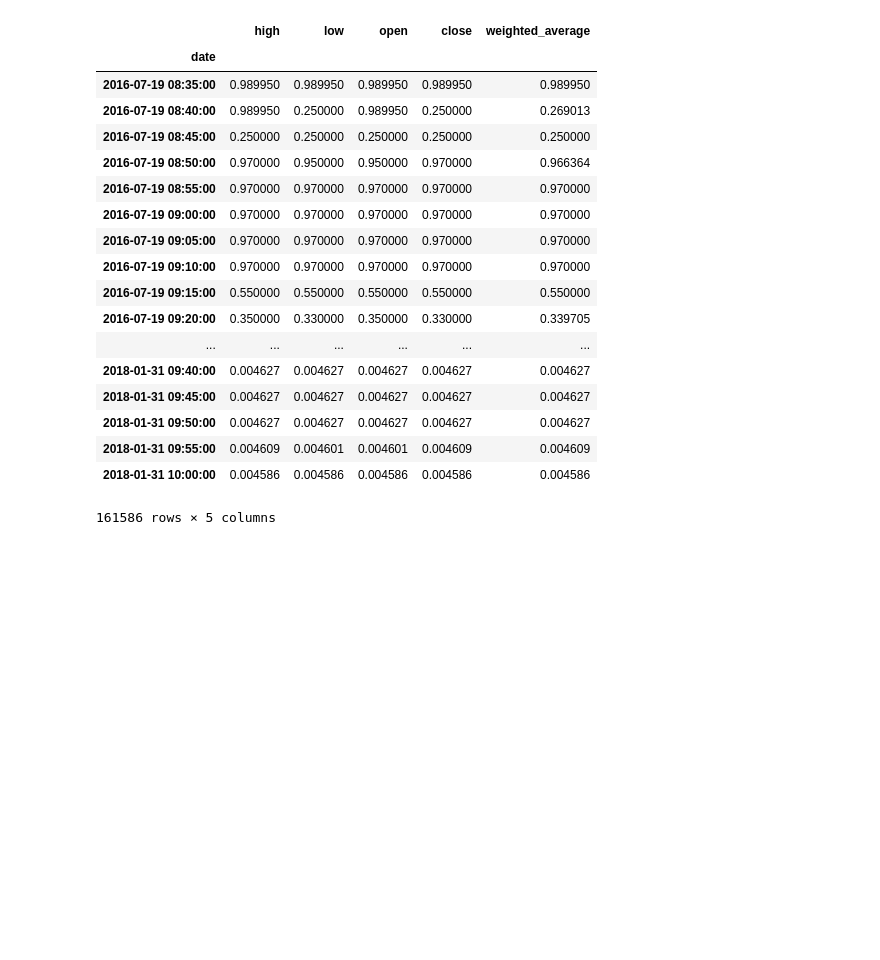
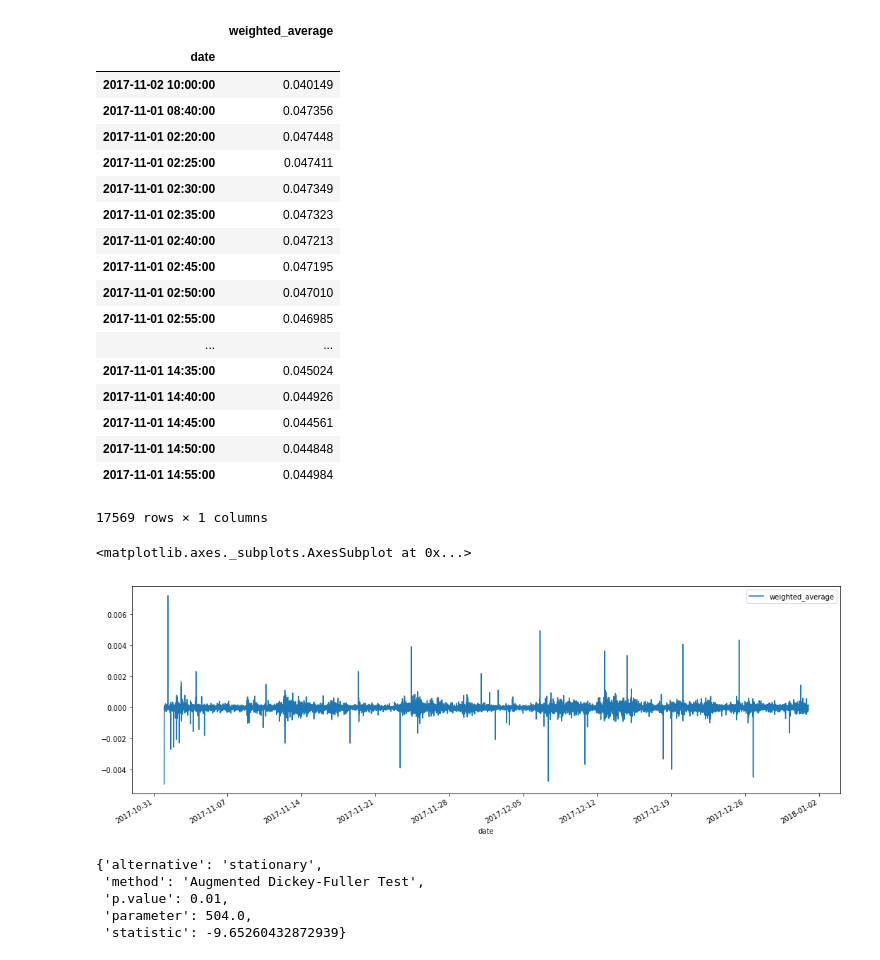
Before and after one commit to ByAxe/analytical_nn, a Jupyter notebook: science/nn/open_ml.ipynb, the cells around one changed output. Saved outputs shown, nothing was run; the diff lists cells and outputs as text; code cells hidden in the pictures; blank space fills up the shorter version.

```diff
--- a/science/nn/open_ml.ipynb
+++ b/science/nn/open_ml.ipynb
@@ -17,24 +39,25 @@ pandas2ri.activate()
 # %%
-dataset = read_csv('dataset.csv', index_col=['date'], parse_dates=['date'], dayfirst=True, usecols=['date', 'weighted_average', 'high', 'low', 'open', 'close'])
+dataset = read_csv('dataset.csv', index_col=['date'], parse_dates=['date'], dayfirst=True,
+                   usecols=['date', 'weighted_average'])
+
+dataset
+# %% [output]
+|  | weighted_average |
+| date |  |
+| 2017-11-02 10:00:00 | 0.040149 |
+| 2017-11-01 08:40:00 | 0.047356 |
+| 2017-11-01 02:20:00 | 0.047448 |
+| 2017-11-01 02:25:00 | 0.047411 |
+| 2017-11-01 02:30:00 | 0.047349 |
+| 2017-11-01 02:35:00 | 0.047323 |
+| 2017-11-01 02:40:00 | 0.047213 |
+| 2017-11-01 02:45:00 | 0.047195 |
+| 2017-11-01 02:50:00 | 0.047010 |
+| 2017-11-01 02:55:00 | 0.046985 |
+| ... | ... |
+| 2017-11-01 14:35:00 | 0.045024 |
+| 2017-11-01 14:40:00 | 0.044926 |
+| 2017-11-01 14:45:00 | 0.044561 |
+| 2017-11-01 14:50:00 | 0.044848 |
+| 2017-11-01 14:55:00 | 0.044984 |
+17569 rows × 1 columns
-# %%
-dataset
-# %% [output]
-|  | high | low | open | close | weighted_average |
-| date |  |  |  |  |  |
-| 2016-07-19 08:35:00 | 0.989950 | 0.989950 | 0.989950 | 0.989950 | 0.989950 |
-| 2016-07-19 08:40:00 | 0.989950 | 0.250000 | 0.989950 | 0.250000 | 0.269013 |
-| 2016-07-19 08:45:00 | 0.250000 | 0.250000 | 0.250000 | 0.250000 | 0.250000 |
-| 2016-07-19 08:50:00 | 0.970000 | 0.950000 | 0.950000 | 0.970000 | 0.966364 |
-| 2016-07-19 08:55:00 | 0.970000 | 0.970000 | 0.970000 | 0.970000 | 0.970000 |
-| 2016-07-19 09:00:00 | 0.970000 | 0.970000 | 0.970000 | 0.970000 | 0.970000 |
-| 2016-07-19 09:05:00 | 0.970000 | 0.970000 | 0.970000 | 0.970000 | 0.970000 |
-| 2016-07-19 09:10:00 | 0.970000 | 0.970000 | 0.970000 | 0.970000 | 0.970000 |
-| 2016-07-19 09:15:00 | 0.550000 | 0.550000 | 0.550000 | 0.550000 | 0.550000 |
-| 2016-07-19 09:20:00 | 0.350000 | 0.330000 | 0.350000 | 0.330000 | 0.339705 |
-| ... | ... | ... | ... | ... | ... |
-| 2018-01-31 09:40:00 | 0.004627 | 0.004627 | 0.004627 | 0.004627 | 0.004627 |
-| 2018-01-31 09:45:00 | 0.004627 | 0.004627 | 0.004627 | 0.004627 | 0.004627 |
-| 2018-01-31 09:50:00 | 0.004627 | 0.004627 | 0.004627 | 0.004627 | 0.004627 |
-| 2018-01-31 09:55:00 | 0.004609 | 0.004601 | 0.004601 | 0.004609 | 0.004609 |
-| 2018-01-31 10:00:00 | 0.004586 | 0.004586 | 0.004586 | 0.004586 | 0.004586 |
-161586 rows × 5 columns
@@ -43,0 +71,7 @@ pyplot.show()
+# %%
+diff1lev = dataset.diff(periods=1).dropna()
+
+diff1lev.plot(figsize=(18, 6))
+# %% [output]
+<matplotlib.axes._subplots.AxesSubplot at 0x...>
+[figure, added]
@@ -43,0 +85,8 @@ pyplot.show()
+# %%
+{ad.names[i]:ad[i][0] for i in range(len(a))}
+# %% [output]
+{'alternative': 'stationary',
+ 'method': 'Augmented Dickey-Fuller Test',
+ 'p.value': 0.01,
+ 'parameter': 504.0,
+ 'statistic': -9.65260432872939}
```
Also changed, not shown: parts of 15 cells of this notebook, 1 other file.
